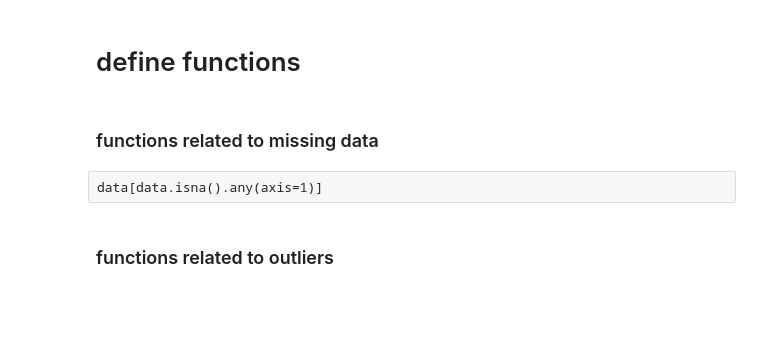
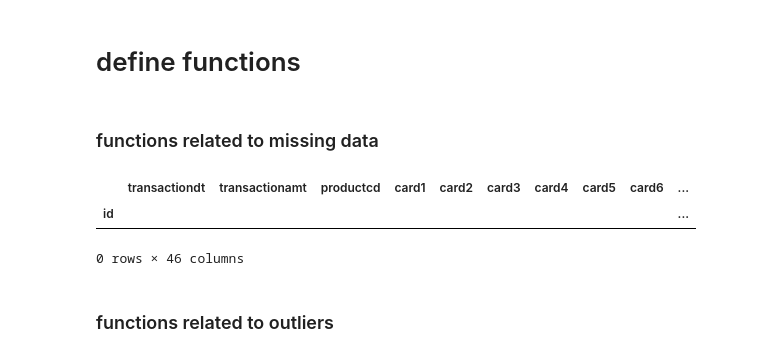
Before and after one commit to Marcelobbr/fraud_detection, a Jupyter notebook: notebooks/03_eda_cleansing.ipynb, the cells around one changed output. Cells and saved outputs as stored; diff of their text form; code cells hidden in the pictures; blank space fills up the shorter version.

```diff
--- a/notebooks/03_eda_cleansing.ipynb
+++ b/notebooks/03_eda_cleansing.ipynb
@@ -108,8 +108,12 @@ def apply_imputation(df, method = 'knn', k=30, manual_val=-1):
         raise ValueError('there are still missing values')
 
     return df
-# %% [raw]
-data[data.isna().any(axis=1)]
+# %%
+data[data.isna().any(axis=1)]
+# %% [output]
+|  | transactiondt | transactionamt | productcd | card1 | card2 | card3 | card4 | card5 | card6 | ... |
+| id |  |  |  |  |  |  |  |  |  | ... |
+0 rows × 46 columns
 # %% [markdown]
 ### functions related to outliers
 # %%
```
Also changed, not shown: parts of 8 cells of this notebook, 23 other files.
